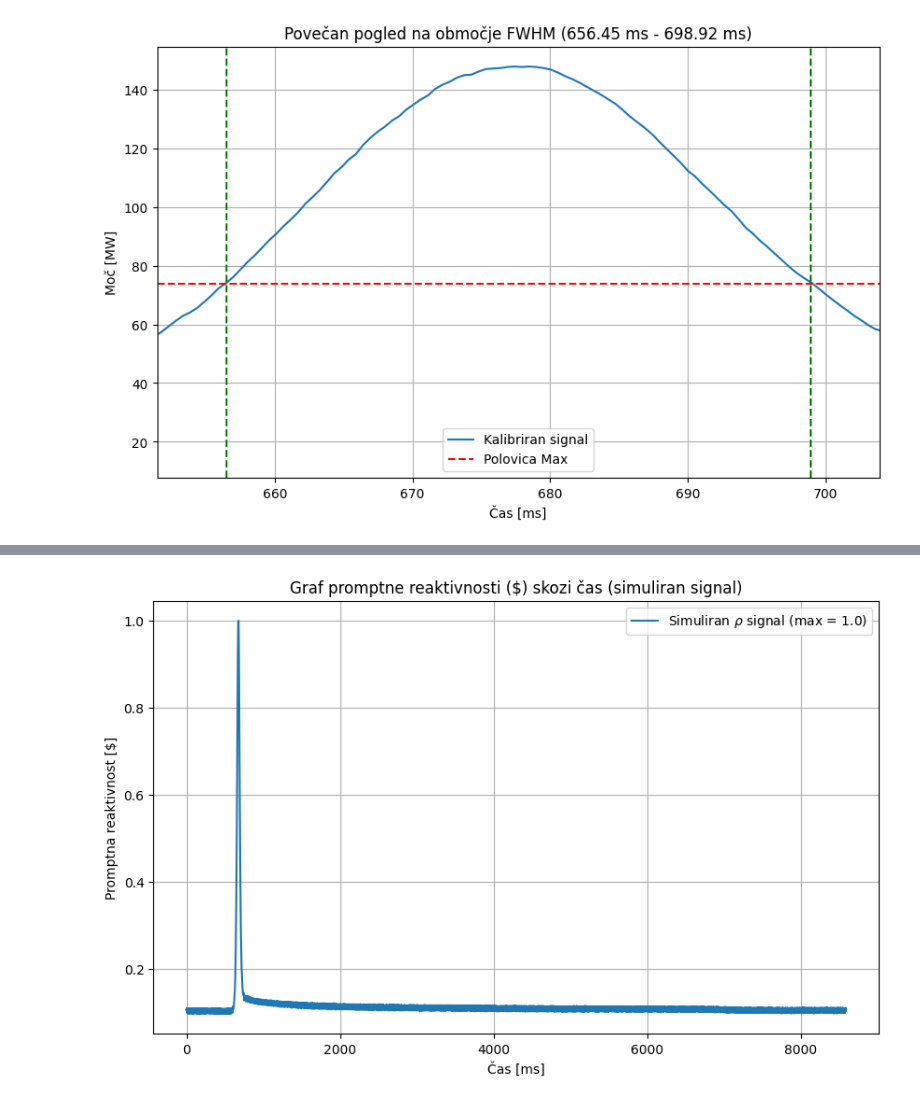
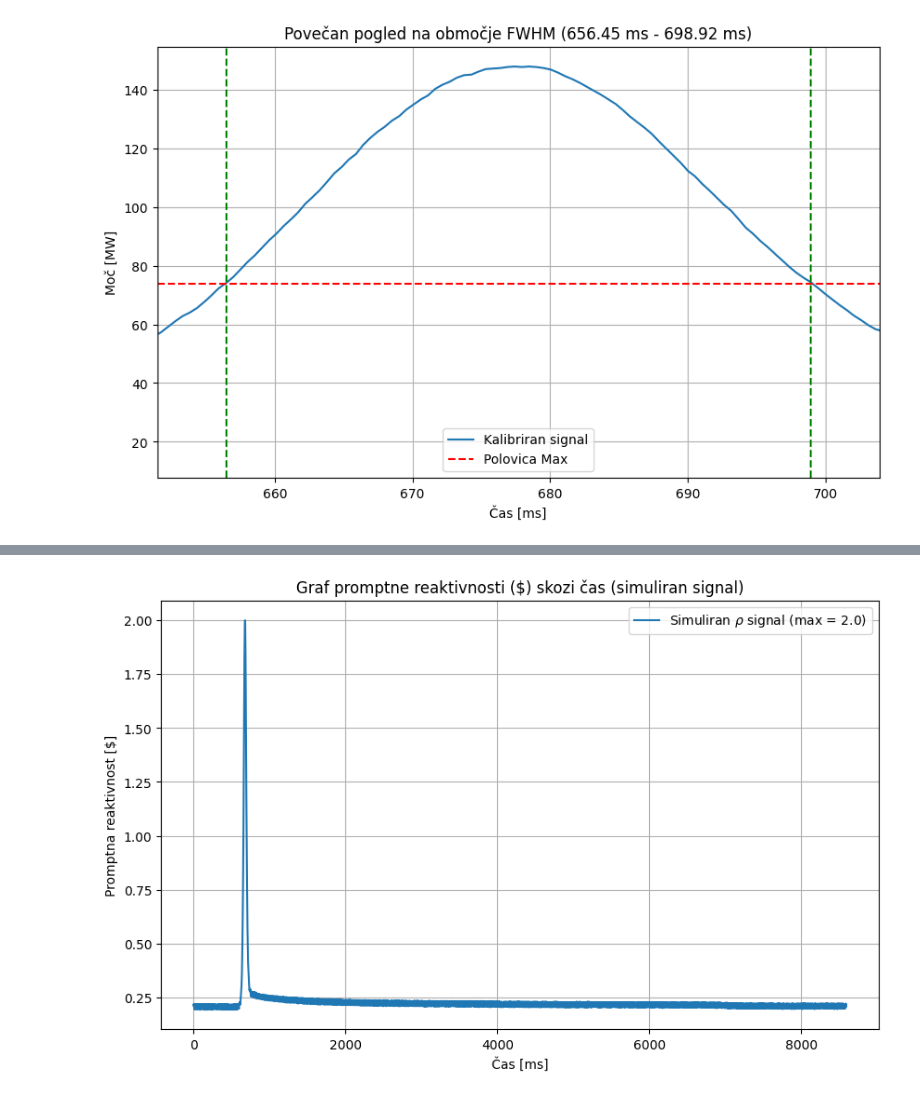
Before and after one commit to evgenijahahah/MacGyver16.0, a Jupyter notebook: #2 Izziv_MacGyver16.0/609/609.ipynb, the cells around one changed output, grey strips where cells are left out. Saved outputs shown, nothing was run; the diff lists cells and outputs as text; code cells hidden in the pictures.

```diff
--- a/#2 Izziv_MacGyver16.0/609/609.ipynb
+++ b/#2 Izziv_MacGyver16.0/609/609.ipynb
@@ -233,24 +233,24 @@ narisi_graf_released_energy(podatki, released_energy)
 # %%
 # Graf promptne reaktivnosti skozi čas za 696
 import matplotlib.pyplot as plt
 
 def narisi_rho_signal(podatki, rho_vrednost):
     plt.figure(figsize=(10, 6))
 
     normaliziran_signal = podatki["Kalibrirana_Voltage"] / podatki["Kalibrirana_Voltage"].max()
 
     rho_signal = normaliziran_signal * rho_vrednost
 
     plt.plot(podatki["Time_ms"], rho_signal, label=f"Simuliran $\\rho$ signal (max = {rho_vrednost})")
 
     plt.xlabel("Čas [ms]")
     plt.ylabel("Promptna reaktivnost [$]")
     plt.title("Graf promptne reaktivnosti ($) skozi čas (simuliran signal)")
     plt.legend()
     plt.grid(True)
     plt.show()
 
-rho_vrednost = 1.0
+rho_vrednost = 2.0
 narisi_rho_signal(podatki, rho_vrednost)
 # %% [output]
-[figure, old version]
+[figure, new version]
```
Also changed, not shown: parts of 2 cells of this notebook.
